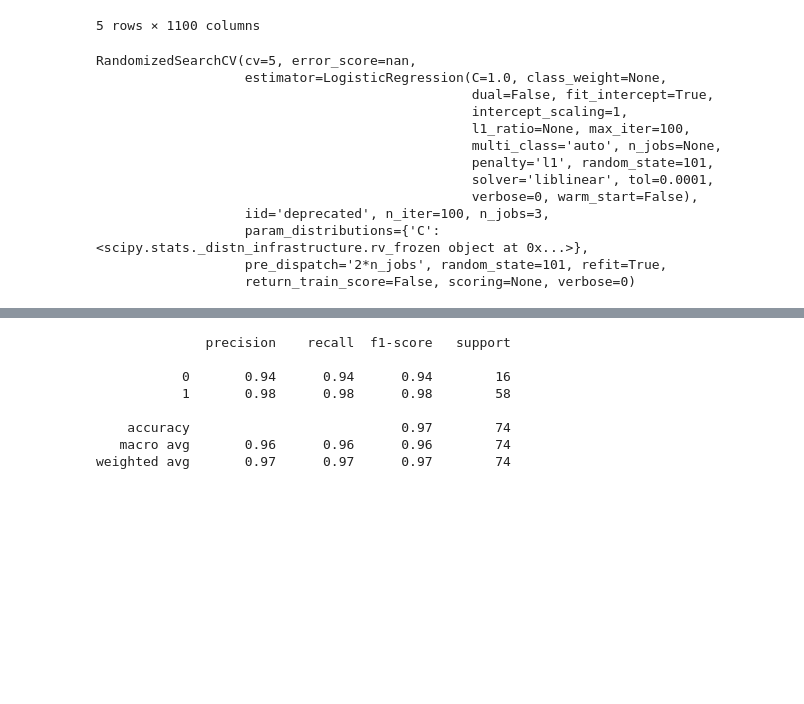
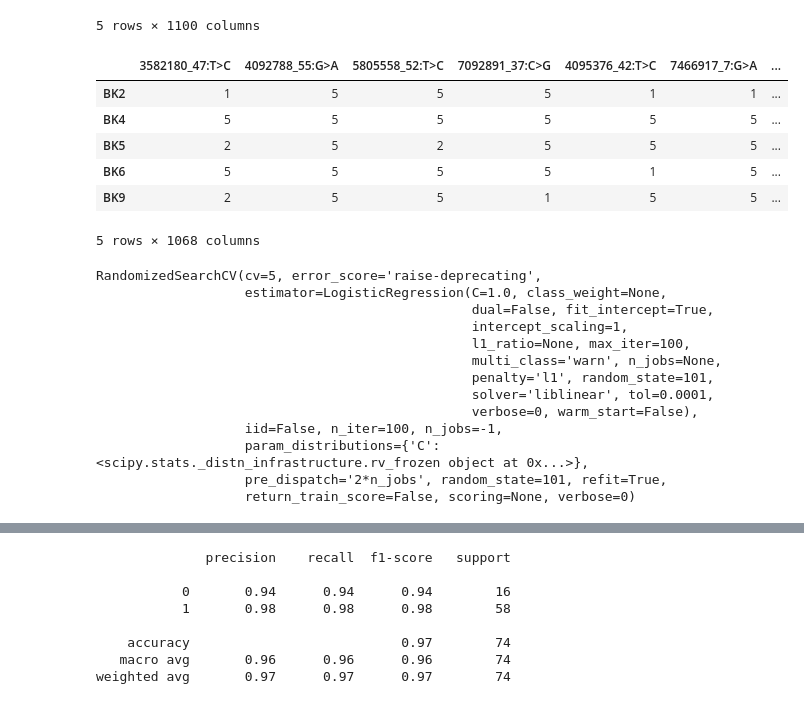
Before and after one commit to Janbinkowski96/New_DaRT_Data, a Jupyter notebook: notebooks/models.ipynb, the cells around one changed output, grey strips where cells are left out. Cells and saved outputs as stored; diff of their text form; code cells hidden in the pictures; blank space fills up the shorter version.

```diff
--- a/notebooks/models.ipynb
+++ b/notebooks/models.ipynb
@@ -13,5 +12,5 @@ from sklearn.ensemble import RandomForestClassifier
 from sklearn.metrics import classification_report
 from xgboost import XGBClassifier
 # %%
-wax_data = pd.read_csv("../data/processed/wax_data.csv", index_col=0)
-wax_K_data = pd.read_csv("../data/processed/wax_K_data.csv", index_col=0)
+wax_data_A = pd.read_csv("../data/interim/wax_data_A.csv", index_col=0)
+wax_data_B = pd.read_csv("../data/interim/wax_data_B.csv", index_col=0)
@@ -32,0 +27,10 @@ y = wax_data["wax"]
+# %%
+wax_data_B.head()
+# %% [output]
+|  | 3582180_47:T>C | 4092788_55:G>A | 5805558_52:T>C | 7092891_37:C>G | 4095376_42:T>C | 7466917_7:G>A | ... |
+| BK2 | 1 | 5 | 5 | 5 | 1 | 1 | ... |
+| BK4 | 5 | 5 | 5 | 5 | 5 | 5 | ... |
+| BK5 | 2 | 5 | 2 | 5 | 5 | 5 | ... |
+| BK6 | 5 | 5 | 5 | 5 | 1 | 5 | ... |
+| BK9 | 2 | 5 | 5 | 1 | 5 | 5 | ... |
+5 rows × 1068 columns
@@ -37,19 +52,22 @@ X_train, X_test, y_train, y_test = train_test_split(X, y, test_size=0.4, random_
 # %%
 lr = LogisticRegression(penalty="l1", solver="liblinear", random_state=101)
 distributions = {"C": uniform(loc=0, scale=10)}
-lr_sg = RandomizedSearchCV(lr, distributions, random_state=101, n_jobs=3, n_iter=100, cv=5)
+
+lr_sg = RandomizedSearchCV(lr, distributions, random_state=101,
+                           n_jobs=-1, n_iter=100, cv=5, iid=False)
+
 lr_sg.fit(X_train, y_train)
 # %% [output]
-RandomizedSearchCV(cv=5, error_score=nan,
+RandomizedSearchCV(cv=5, error_score='raise-deprecating',
                    estimator=LogisticRegression(C=1.0, class_weight=None,
                                                 dual=False, fit_intercept=True,
                                                 intercept_scaling=1,
                                                 l1_ratio=None, max_iter=100,
-                                                multi_class='auto', n_jobs=None,
+                                                multi_class='warn', n_jobs=None,
                                                 penalty='l1', random_state=101,
                                                 solver='liblinear', tol=0.0001,
                                                 verbose=0, warm_start=False),
-                   iid='deprecated', n_iter=100, n_jobs=3,
+                   iid=False, n_iter=100, n_jobs=-1,
                    param_distributions={'C': <scipy.stats._distn_infrastructure.rv_frozen object at 0x...>},
                    pre_dispatch='2*n_jobs', random_state=101, refit=True,
                    return_train_score=False, scoring=None, verbose=0)
```
Also changed, not shown: parts of 43 cells of this notebook, 26 other files.
